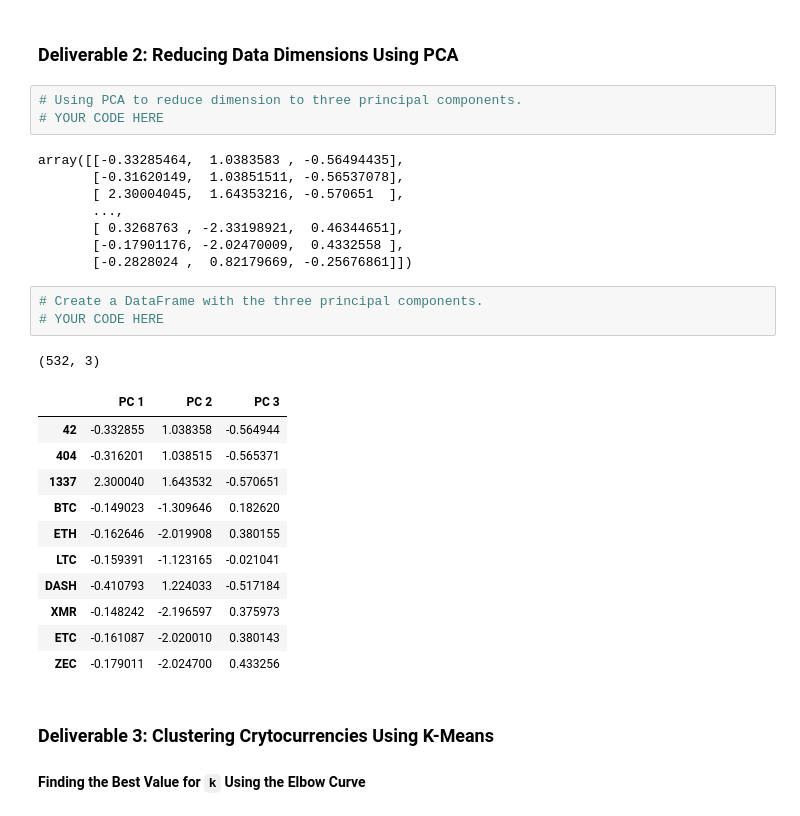
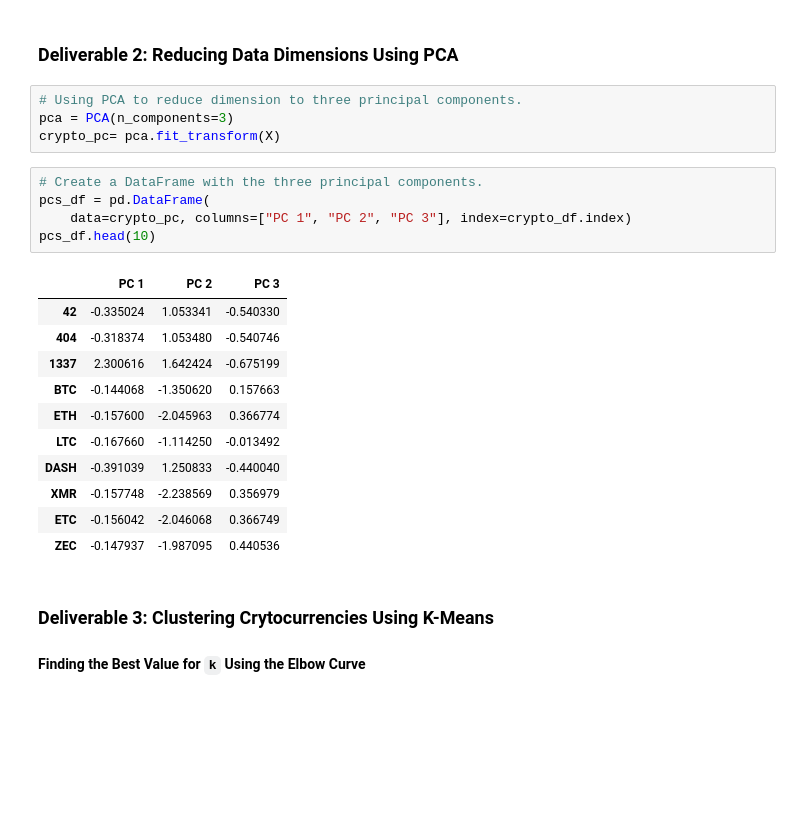
Before and after one commit to AmirO8/Cryptocurrencies, a Jupyter notebook: crypto_clustering.ipynb, the cells around one changed output. Cells and saved outputs as stored; diff of their text form; blank space fills up the shorter version.

```diff
--- a/crypto_clustering.ipynb
+++ b/crypto_clustering.ipynb
@@ -214,31 +214,25 @@ print(X[:5])
 ### Deliverable 2: Reducing Data Dimensions Using PCA
 # %%
 # Using PCA to reduce dimension to three principal components.
-# YOUR CODE HERE
+pca = PCA(n_components=3)
+crypto_pc= pca.fit_transform(X)
-# %% [output]
-array([[-0.33285464,  1.0383583 , -0.56494435],
-       [-0.31620149,  1.03851511, -0.56537078],
-       [ 2.30004045,  1.64353216, -0.570651  ],
-       ...,
-       [ 0.3268763 , -2.33198921,  0.46344651],
-       [-0.17901176, -2.02470009,  0.4332558 ],
-       [-0.2828024 ,  0.82179669, -0.25676861]])
 # %%
 # Create a DataFrame with the three principal components.
-# YOUR CODE HERE
+pcs_df = pd.DataFrame(
+    data=crypto_pc, columns=["PC 1", "PC 2", "PC 3"], index=crypto_df.index)
+pcs_df.head(10)
 # %% [output]
-(532, 3)
 |  | PC 1 | PC 2 | PC 3 |
-| 42 | -0.332855 | 1.038358 | -0.564944 |
-| 404 | -0.316201 | 1.038515 | -0.565371 |
-| 1337 | 2.300040 | 1.643532 | -0.570651 |
-| BTC | -0.149023 | -1.309646 | 0.182620 |
-| ETH | -0.162646 | -2.019908 | 0.380155 |
-| LTC | -0.159391 | -1.123165 | -0.021041 |
-| DASH | -0.410793 | 1.224033 | -0.517184 |
-| XMR | -0.148242 | -2.196597 | 0.375973 |
-| ETC | -0.161087 | -2.020010 | 0.380143 |
-| ZEC | -0.179011 | -2.024700 | 0.433256 |
+| 42 | -0.335024 | 1.053341 | -0.540330 |
+| 404 | -0.318374 | 1.053480 | -0.540746 |
+| 1337 | 2.300616 | 1.642424 | -0.675199 |
+| BTC | -0.144068 | -1.350620 | 0.157663 |
+| ETH | -0.157600 | -2.045963 | 0.366774 |
+| LTC | -0.167660 | -1.114250 | -0.013492 |
+| DASH | -0.391039 | 1.250833 | -0.440040 |
+| XMR | -0.157748 | -2.238569 | 0.356979 |
+| ETC | -0.156042 | -2.046068 | 0.366749 |
+| ZEC | -0.147937 | -1.987095 | 0.440536 |
 # %% [markdown]
 ### Deliverable 3: Clustering Crytocurrencies Using K-Means
 
```
Also changed, not shown: parts of 5 cells of this notebook.
